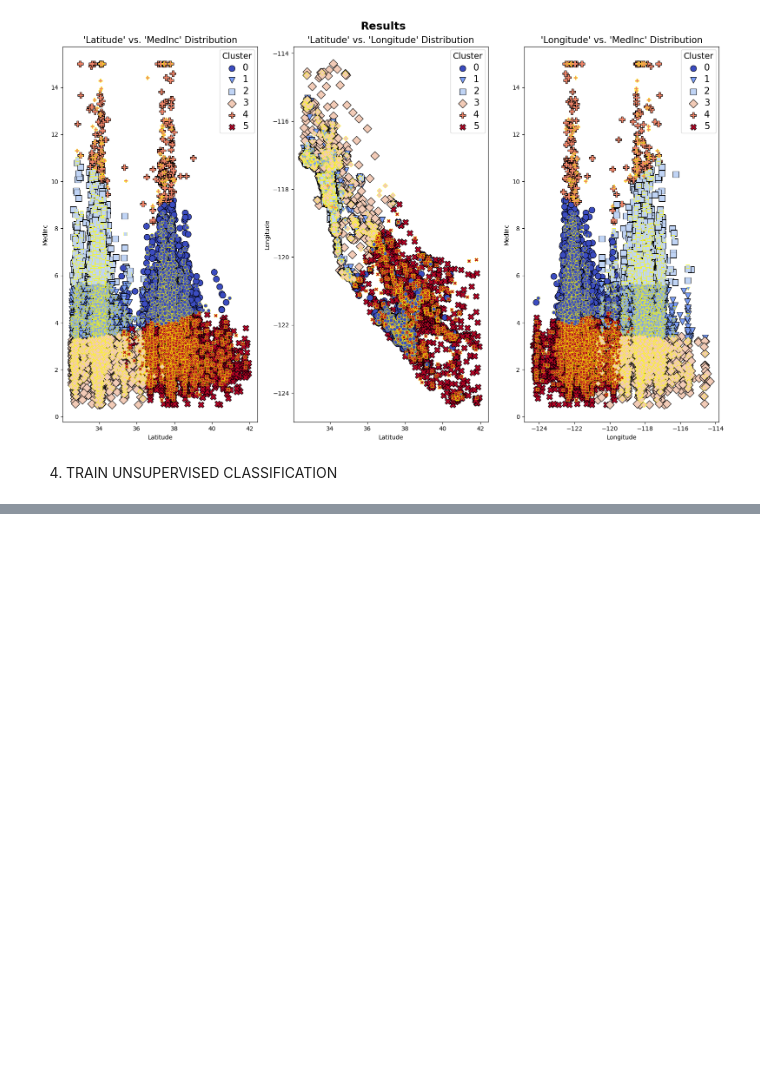
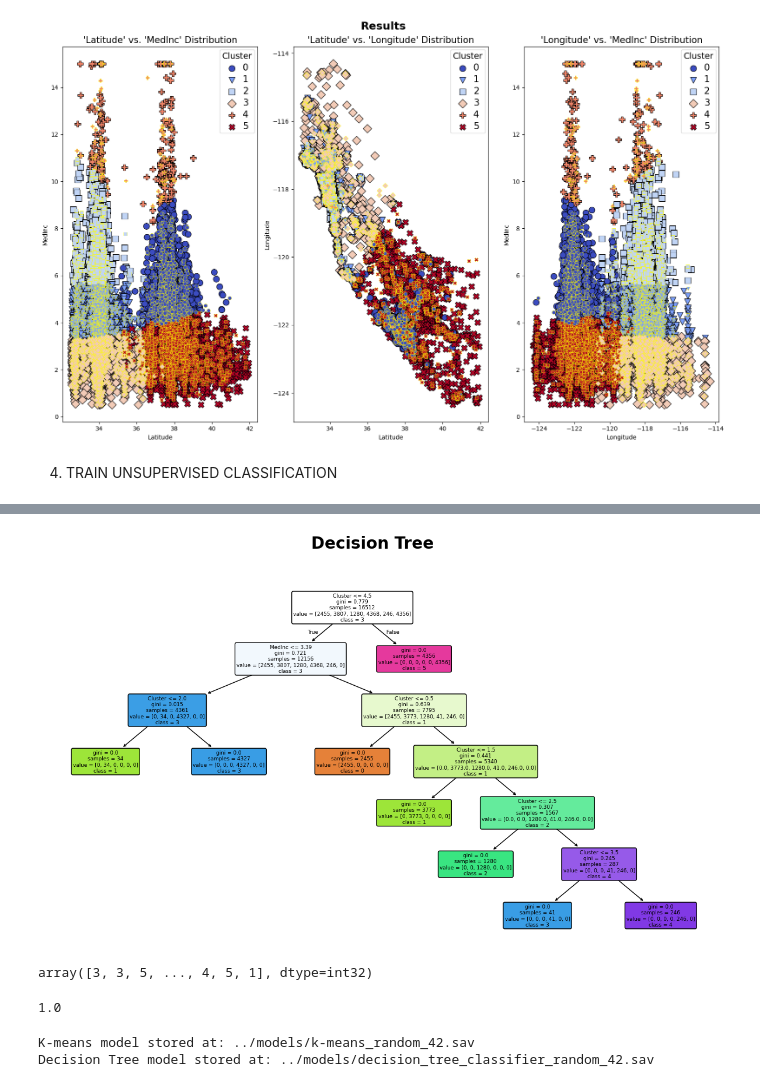
Before and after one commit to PeyraHub/k-means_california-housing, a Jupyter notebook: src/explore.ipynb, the cells around one changed output, grey strips where cells are left out. Drawn from its saved outputs; the diff is of its cells as text; code cells hidden in the pictures; blank space fills up the shorter version.

```diff
--- a/src/explore.ipynb
+++ b/src/explore.ipynb
@@ -157,3 +157,6 @@ plt.show()
 [figure]
 # %% [markdown]
 4. TRAIN UNSUPERVISED CLASSIFICATION
+# %%
+model_DT = DecisionTreeClassifier(random_state = 42)
+model_DT.fit(X_train, y_train)
@@ -159,0 +186,42 @@ plt.show()
+# %%
+fig = plt.figure(figsize=(15, 8))
+plt.rcParams['image.cmap'] = 'coolwarm'
+fig.suptitle("Decision Tree", fontsize=20, fontweight='bold')
+
+plot_tree(
+    model_DT,
+    feature_names = list(X_train.columns),
+    class_names = ["0", "1", "2", "3", "4", "5"],
+    filled = True,
+    rounded = True)
+
+plt.show()
+# %% [output]
+[figure, added]
+# %%
+y_pred = model_DT.predict(X_test)
+y_pred
+# %% [output]
+array([3, 3, 5, ..., 4, 5, 1], dtype=int32)
+# %%
+accuracy_score(y_test, y_pred)
+# %% [output]
+1.0
+# %%
+kmeans_model_path = "../models/k-means_random_42.sav"
+dt_model_path = "../models/decision_tree_classifier_random_42.sav"
+
+os.makedirs("../models", exist_ok=True)
+
+if os.path.exists(kmeans_model_path):
+    print(f"K-means model stored at: {kmeans_model_path}")
+with open(kmeans_model_path, "wb") as file:
+    dump(model, file)
+
+if os.path.exists(dt_model_path):
+    print(f"Decision Tree model stored at: {dt_model_path}")
+with open(dt_model_path, "wb") as file:
+    dump(model_DT, file)
+# %% [output]
+K-means model stored at: ../models/k-means_random_42.sav
+Decision Tree model stored at: ../models/decision_tree_classifier_random_42.sav
```
Also changed, not shown: parts of 3 cells of this notebook, 2 other files.
